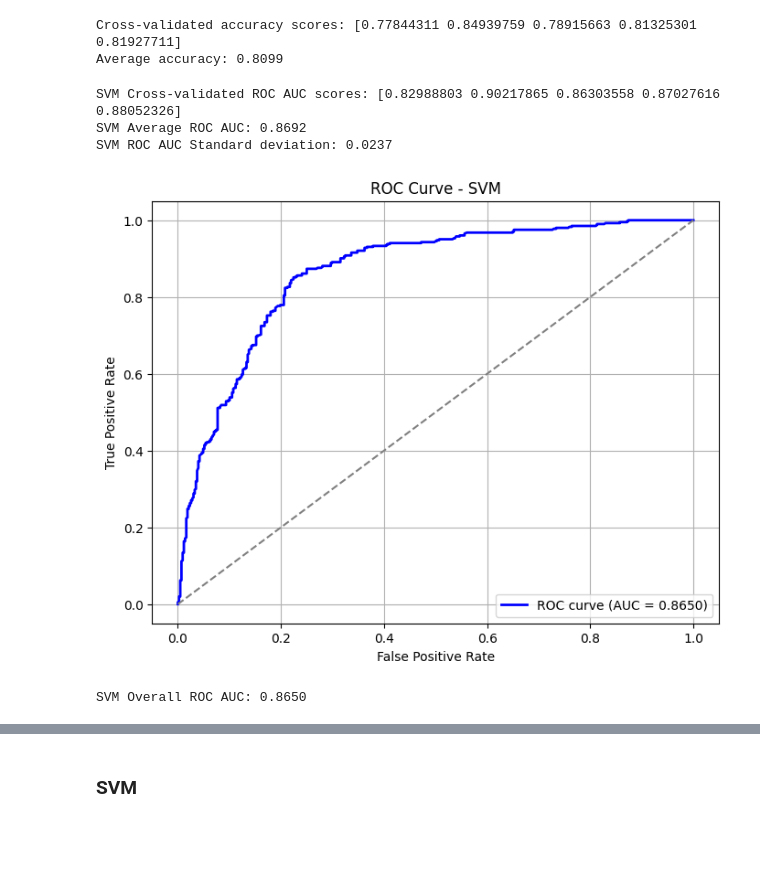
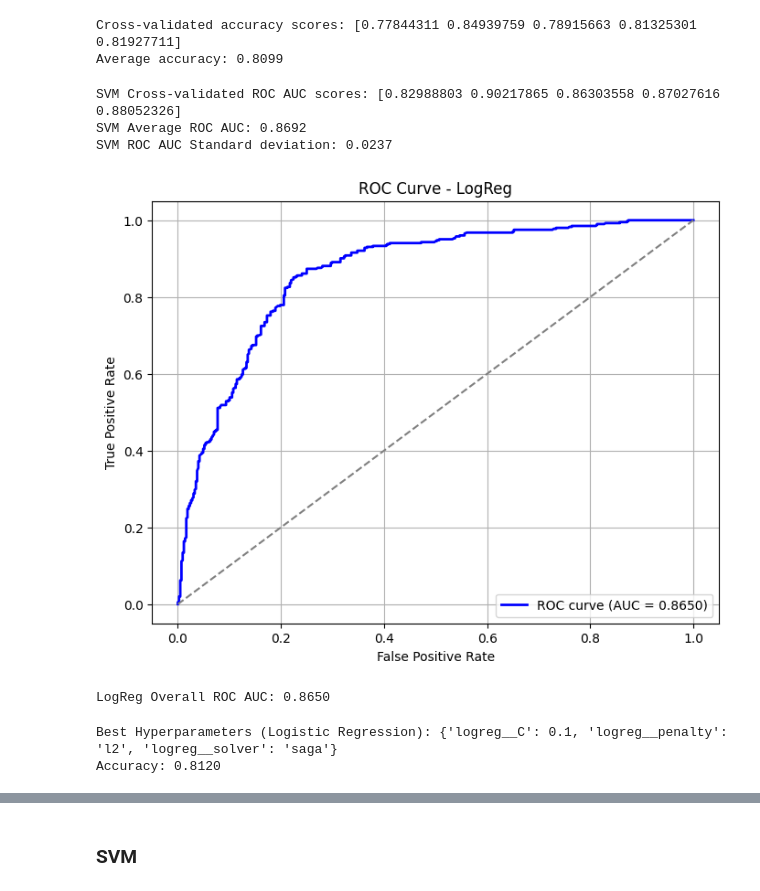
Before and after one commit to ceciliasant/AAproj1, a Jupyter notebook: proj1.ipynb, the cells around one changed output, grey strips where cells are left out. Saved outputs shown, nothing was run; the diff lists cells and outputs as text; code cells hidden in the pictures; blank space fills up the shorter version.

```diff
--- a/proj1.ipynb
+++ b/proj1.ipynb
@@ -252,32 +277,57 @@ print(f"Average accuracy: {np.mean(scores_logreg):.4f}")
 Cross-validated accuracy scores: [0.77844311 0.84939759 0.78915663 0.81325301 0.81927711]
 Average accuracy: 0.8099
 # %%
-roc_auc_scores = cross_val_score(pipeline_logreg, X, y, cv=cv, scoring='roc_auc')
-print(f"SVM Cross-validated ROC AUC scores: {roc_auc_scores}")
-print(f"SVM Average ROC AUC: {np.mean(roc_auc_scores):.4f}")
-print(f"SVM ROC AUC Standard deviation: {np.std(roc_auc_scores):.4f}")
+roc_auc_logreg_scores = cross_val_score(pipeline_logreg, X, y, cv=cv, scoring='roc_auc')
+print(f"SVM Cross-validated ROC AUC scores: {roc_auc_logreg_scores}")
+print(f"SVM Average ROC AUC: {np.mean(roc_auc_logreg_scores):.4f}")
+print(f"SVM ROC AUC Standard deviation: {np.std(roc_auc_logreg_scores):.4f}")
 
-y_scores = cross_val_predict(pipeline_logreg, X, y, cv=cv, method="predict_proba")[:, 1]
+y_log_reg_scores = cross_val_predict(pipeline_logreg, X, y, cv=cv, method="predict_proba")[:, 1]
 
-# Calcular a curva ROC
-fpr, tpr, _ = roc_curve(y, y_scores)
-roc_auc = auc(fpr, tpr)
+# Calculate the ROC curve
+log_reg_fpr, log_reg_tpr, _ = roc_curve(y, y_log_reg_scores)
+log_reg_roc_auc = auc(log_reg_fpr, log_reg_tpr)
 
-# Plotar a curva ROC
+# Plot the ROC curve
 plt.figure(figsize=(8, 6))
-plt.plot(fpr, tpr, color='blue', lw=2, label=f'ROC curve (AUC = {roc_auc:.4f})')
+plt.plot(log_reg_fpr, log_reg_tpr, color='blue', lw=2, label=f'ROC curve (AUC = {log_reg_roc_auc:.4f})')
 plt.plot([0, 1], [0, 1], color='gray', linestyle='--')  # Linha de referência
 plt.xlabel('False Positive Rate')
 plt.ylabel('True Positive Rate')
-plt.title('ROC Curve - SVM')
+plt.title('ROC Curve - LogReg')
 plt.legend(loc='lower right')
 plt.grid(True)
 plt.show()
 
-print(f"SVM Overall ROC AUC: {roc_auc:.4f}")
+print(f"LogReg Overall ROC AUC: {log_reg_roc_auc:.4f}")
 # %% [output]
 SVM Cross-validated ROC AUC scores: [0.82988803 0.90217865 0.86303558 0.87027616 0.88052326]
 SVM Average ROC AUC: 0.8692
 SVM ROC AUC Standard deviation: 0.0237
-[figure, old version]
+[figure, new version]
-SVM Overall ROC AUC: 0.8650
+LogReg Overall ROC AUC: 0.8650
+# %%
+#Hyperparameter tunning
+
+param_grid = {
+    'logreg__C': [0.001, 0.01, 0.1, 1, 10, 100],  # Regularization
+    'logreg__penalty': ['l1', 'l2'],  # Penalty type
+    'logreg__solver': ['liblinear', 'saga']  # Solvers
+}
+
+# Apply GridSearchCV wit cross validation
+grid_search_logreg = GridSearchCV(pipeline_logreg, param_grid, cv=cv, scoring='accuracy', n_jobs=-1)
+grid_search_logreg.fit(X_train, y_train)
+
+# Show best hyperparameters found
+print(f"Best Hyperparameters (Logistic Regression): {grid_search_logreg.best_params_}")
+
+# Best model after tunning
+best_logreg = grid_search_logreg.best_estimator_
+
+# Evaluate
+test_accuracy_logreg = best_logreg.score(X_val, y_val)
+print(f"Accuracy: {test_accuracy_logreg:.4f}")
+# %% [output]
+Best Hyperparameters (Logistic Regression): {'logreg__C': 0.1, 'logreg__penalty': 'l2', 'logreg__solver': 'saga'}
+Accuracy: 0.8120
```
Also changed, not shown: parts of 18 cells of this notebook.
